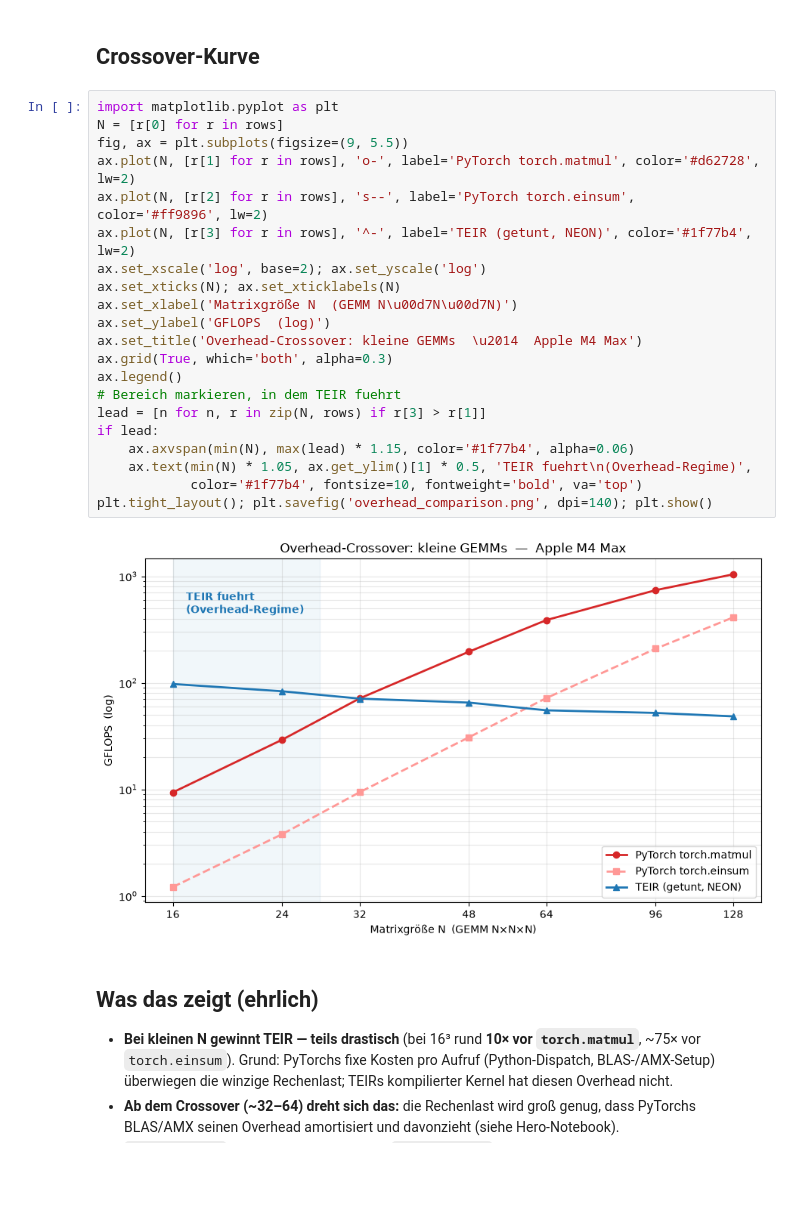
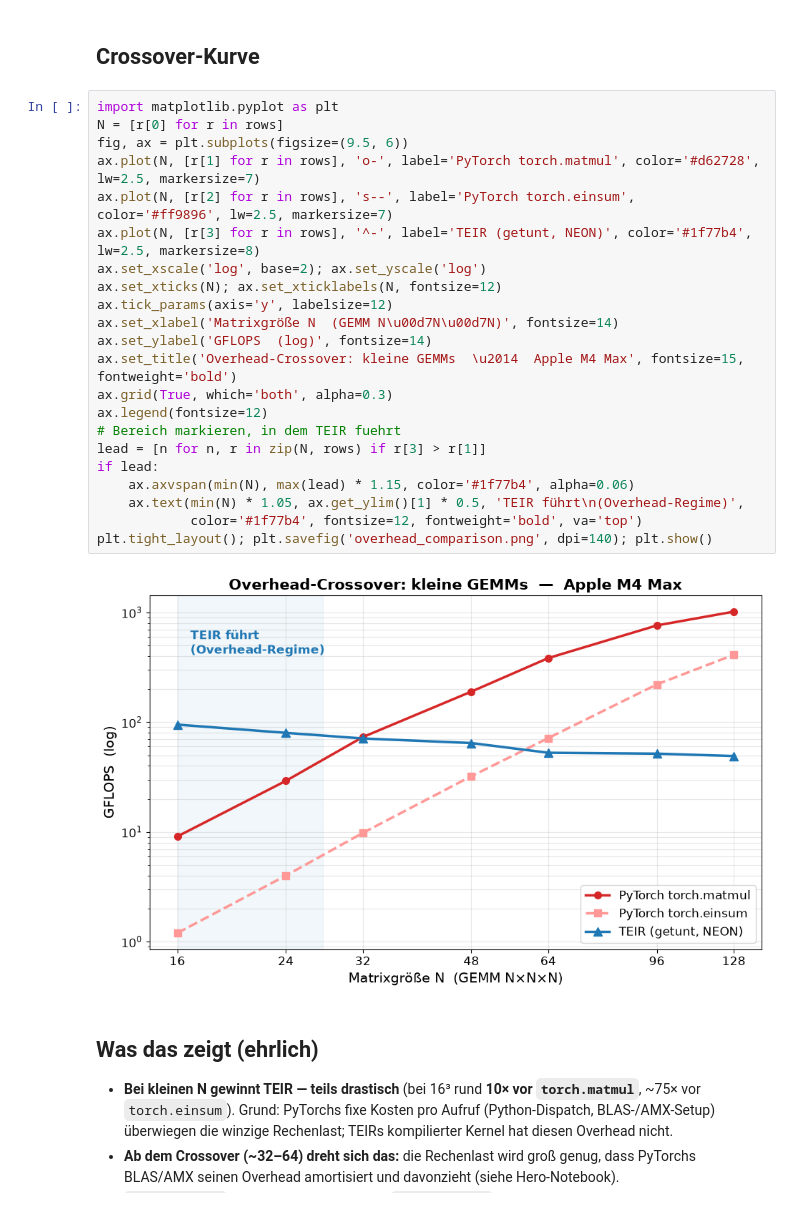
Before and after one commit to Smurado/mlc_lab, a Jupyter notebook: Projekt/autotuner/eval/notebooks/overhead_comparison.ipynb, the cells around one changed output. Saved outputs shown, nothing was run; the diff lists cells and outputs as text; blank space fills up the shorter version.

```diff
--- a/Projekt/autotuner/eval/notebooks/overhead_comparison.ipynb
+++ b/Projekt/autotuner/eval/notebooks/overhead_comparison.ipynb
@@ -78,26 +83,27 @@ df
 # %%
 import matplotlib.pyplot as plt
 N = [r[0] for r in rows]
-fig, ax = plt.subplots(figsize=(9, 5.5))
-ax.plot(N, [r[1] for r in rows], 'o-', label='PyTorch torch.matmul', color='#d62728', lw=2)
-ax.plot(N, [r[2] for r in rows], 's--', label='PyTorch torch.einsum', color='#ff9896', lw=2)
-ax.plot(N, [r[3] for r in rows], '^-', label='TEIR (getunt, NEON)', color='#1f77b4', lw=2)
+fig, ax = plt.subplots(figsize=(9.5, 6))
+ax.plot(N, [r[1] for r in rows], 'o-', label='PyTorch torch.matmul', color='#d62728', lw=2.5, markersize=7)
+ax.plot(N, [r[2] for r in rows], 's--', label='PyTorch torch.einsum', color='#ff9896', lw=2.5, markersize=7)
+ax.plot(N, [r[3] for r in rows], '^-', label='TEIR (getunt, NEON)', color='#1f77b4', lw=2.5, markersize=8)
 ax.set_xscale('log', base=2); ax.set_yscale('log')
-ax.set_xticks(N); ax.set_xticklabels(N)
-ax.set_xlabel('Matrixgröße N  (GEMM N\u00d7N\u00d7N)')
-ax.set_ylabel('GFLOPS  (log)')
-ax.set_title('Overhead-Crossover: kleine GEMMs  \u2014  Apple M4 Max')
+ax.set_xticks(N); ax.set_xticklabels(N, fontsize=12)
+ax.tick_params(axis='y', labelsize=12)
+ax.set_xlabel('Matrixgröße N  (GEMM N\u00d7N\u00d7N)', fontsize=14)
+ax.set_ylabel('GFLOPS  (log)', fontsize=14)
+ax.set_title('Overhead-Crossover: kleine GEMMs  \u2014  Apple M4 Max', fontsize=15, fontweight='bold')
 ax.grid(True, which='both', alpha=0.3)
-ax.legend()
+ax.legend(fontsize=12)
 # Bereich markieren, in dem TEIR fuehrt
 lead = [n for n, r in zip(N, rows) if r[3] > r[1]]
 if lead:
     ax.axvspan(min(N), max(lead) * 1.15, color='#1f77b4', alpha=0.06)
-    ax.text(min(N) * 1.05, ax.get_ylim()[1] * 0.5, 'TEIR fuehrt\n(Overhead-Regime)',
-            color='#1f77b4', fontsize=10, fontweight='bold', va='top')
+    ax.text(min(N) * 1.05, ax.get_ylim()[1] * 0.5, 'TEIR führt\n(Overhead-Regime)',
+            color='#1f77b4', fontsize=12, fontweight='bold', va='top')
 plt.tight_layout(); plt.savefig('overhead_comparison.png', dpi=140); plt.show()
 # %% [output]
-[figure, old version]
+[figure, new version]
 # %% [markdown]
 ## Was das zeigt (ehrlich)
 
```
Also changed, not shown: parts of 2 cells of this notebook, 18 other files.
